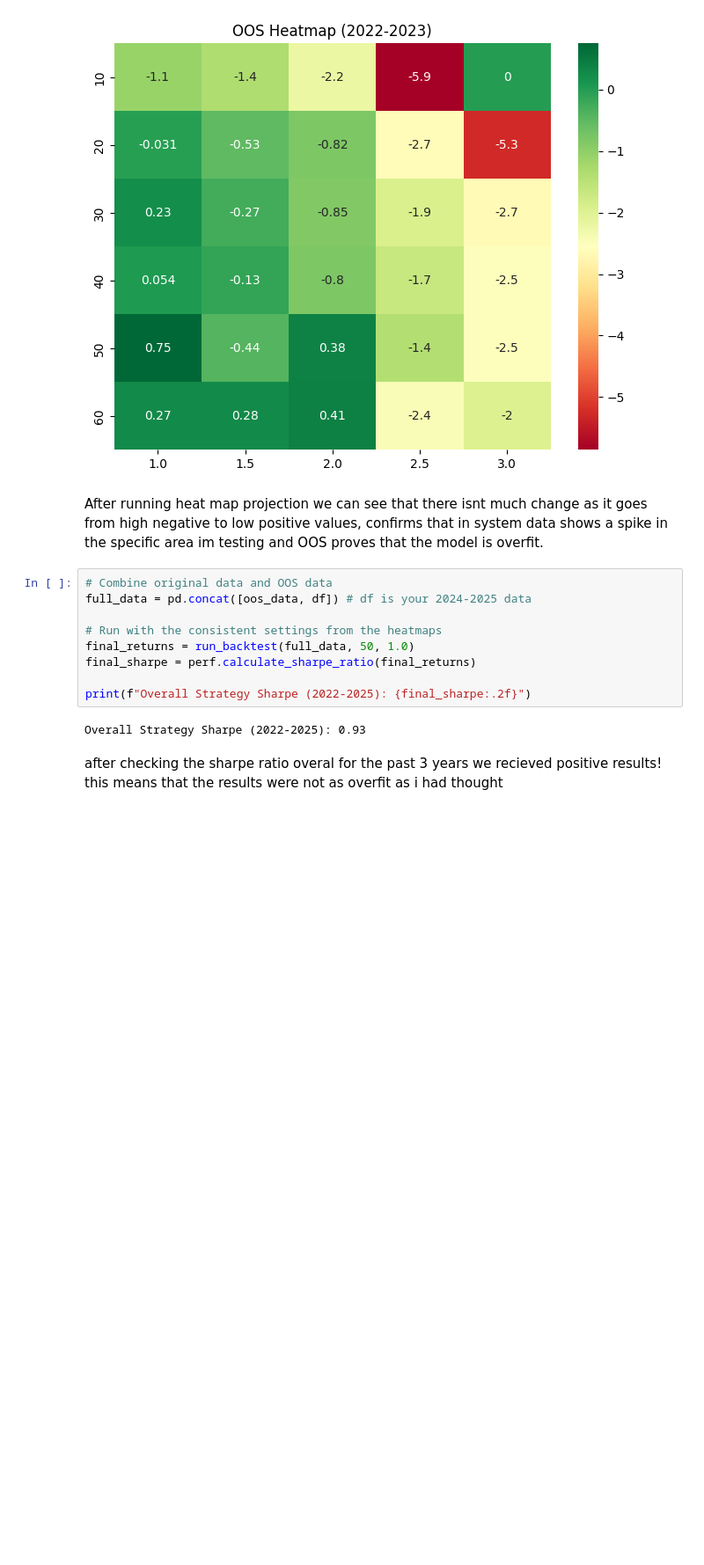
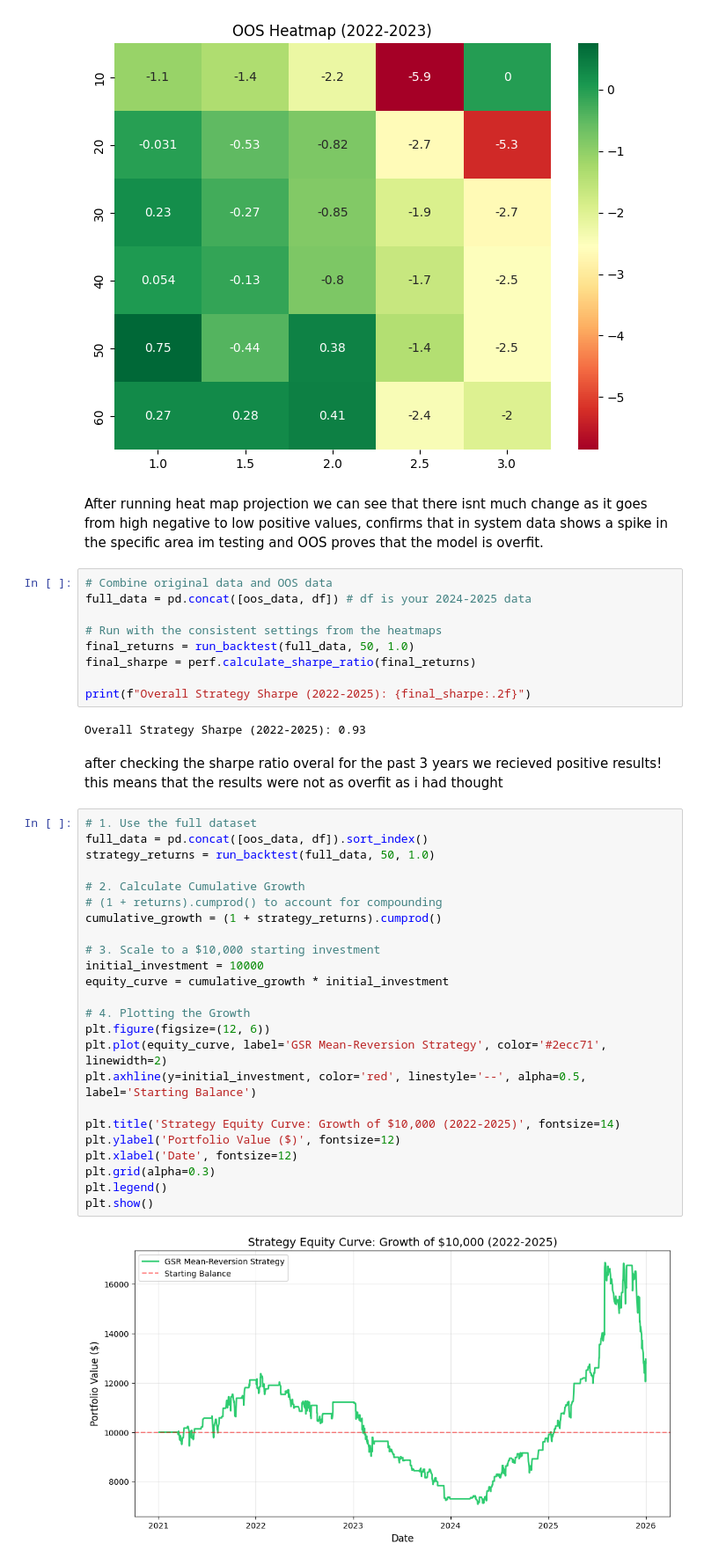
Before and after one commit to mikailrizvi/Metal-Divergence-Analysis, a Jupyter notebook: notebooks/01EA.ipynb, the cells around one changed output. Shown at 88% size. Saved outputs shown, nothing was run; the diff lists cells and outputs as text; blank space fills up the shorter version.

```diff
--- a/notebooks/01EA.ipynb
+++ b/notebooks/01EA.ipynb
@@ -376,3 +376,29 @@ print(f"Overall Strategy Sharpe (2022-2025): {final_sharpe:.2f}")
 Overall Strategy Sharpe (2022-2025): 0.93
 # %% [markdown]
 after checking the sharpe ratio overal for the past 3 years we recieved positive results! this means that the results were not as overfit as i had thought
+# %%
+# 1. Use the full dataset
+full_data = pd.concat([oos_data, df]).sort_index()
+strategy_returns = run_backtest(full_data, 50, 1.0)
+
+# 2. Calculate Cumulative Growth
+# (1 + returns).cumprod() to account for compounding
+cumulative_growth = (1 + strategy_returns).cumprod()
+
+# 3. Scale to a $10,000 starting investment
+initial_investment = 10000
+equity_curve = cumulative_growth * initial_investment
+
+# 4. Plotting the Growth
+plt.figure(figsize=(12, 6))
+plt.plot(equity_curve, label='GSR Mean-Reversion Strategy', color='#2ecc71', linewidth=2)
+plt.axhline(y=initial_investment, color='red', linestyle='--', alpha=0.5, label='Starting Balance')
+
+plt.title('Strategy Equity Curve: Growth of $10,000 (2022-2025)', fontsize=14)
+plt.ylabel('Portfolio Value ($)', fontsize=12)
+plt.xlabel('Date', fontsize=12)
+plt.grid(alpha=0.3)
+plt.legend()
+plt.show()
+# %% [output]
+[figure, added]
```
Also changed, not shown: parts of 2 cells of this notebook.
